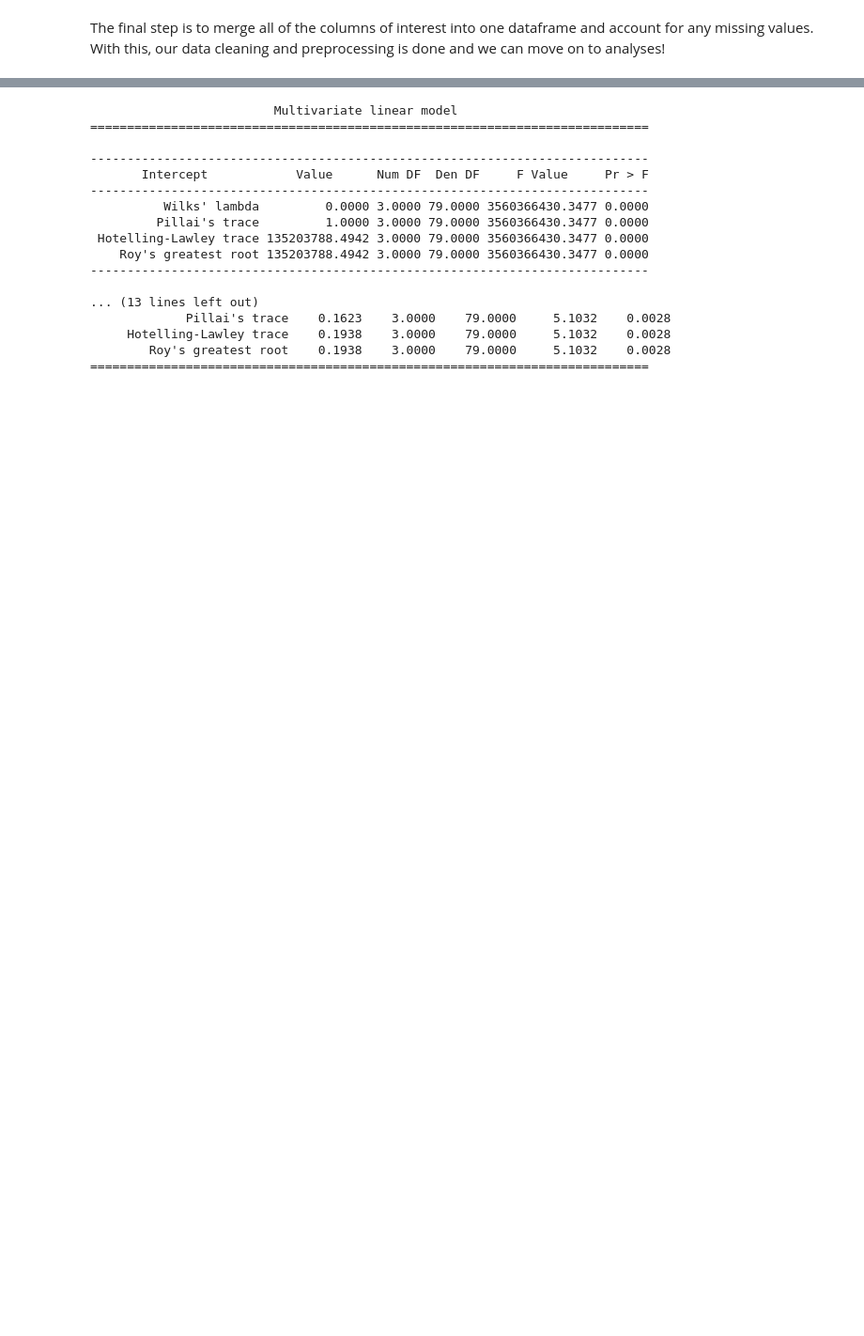
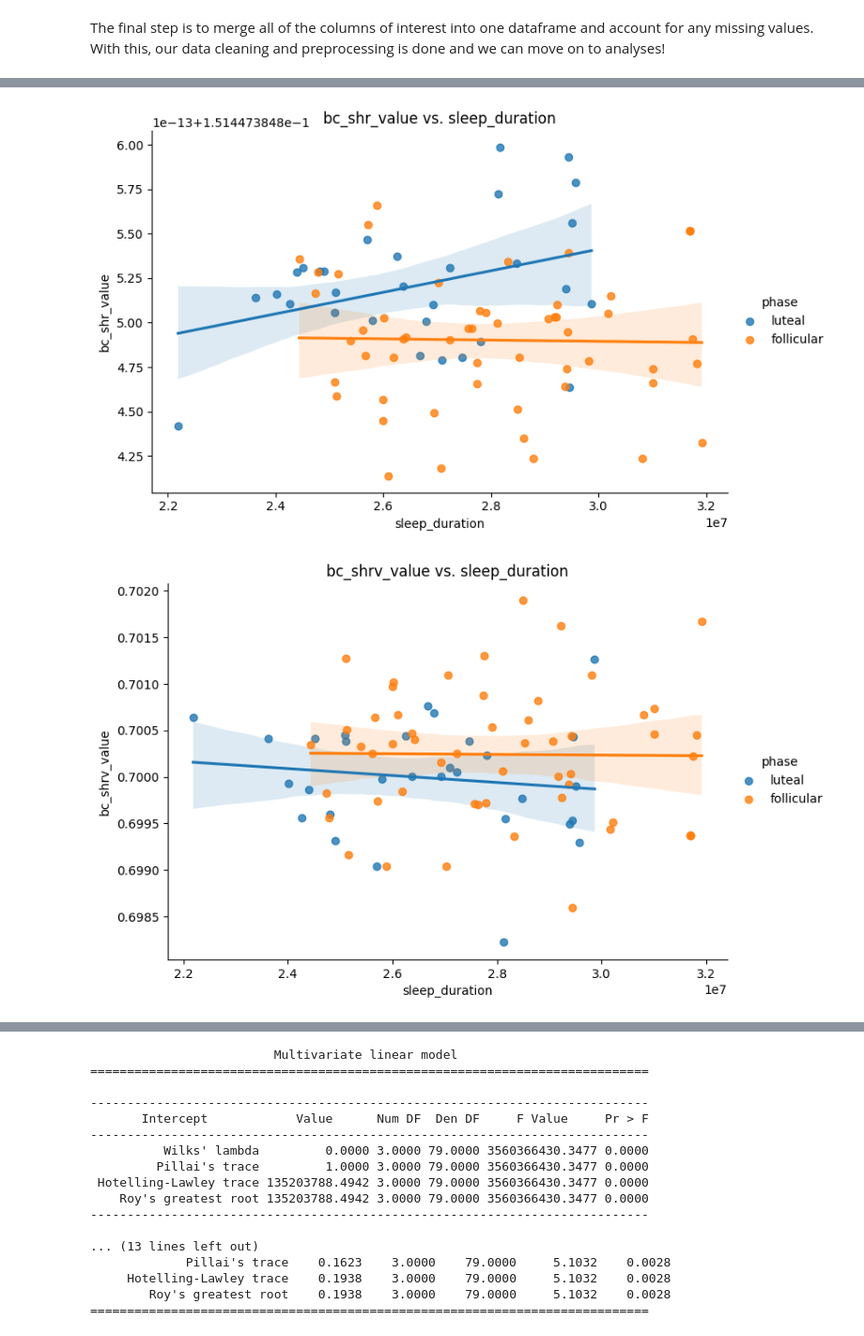
Before and after one commit to kyurikotpq/cycle-analysis, a Jupyter notebook: ovulation.ipynb, the cells around one changed output, grey strips where cells are left out. Shown at 94% size. Saved outputs shown, nothing was run; the diff lists cells and outputs as text; code cells hidden in the pictures; blank space fills up the shorter version.

```diff
--- a/ovulation.ipynb
+++ b/ovulation.ipynb
@@ -299,0 +388,10 @@ https://www.statisticssolutions.com/checking-the-additional-assumptions-of-a-man
+# %%
+import seaborn as sns
+
+for dv in dvs:
+    sns.lmplot(data=analysis_df, x="sleep_duration", y=dv, hue="phase", aspect=1.5)
+    plt.title(f"{dv} vs. sleep_duration")
+    plt.show()
+# %% [output]
+[figure, added]
+[figure, added]
```
Also changed, not shown: parts of 23 cells of this notebook, 1 other file.
